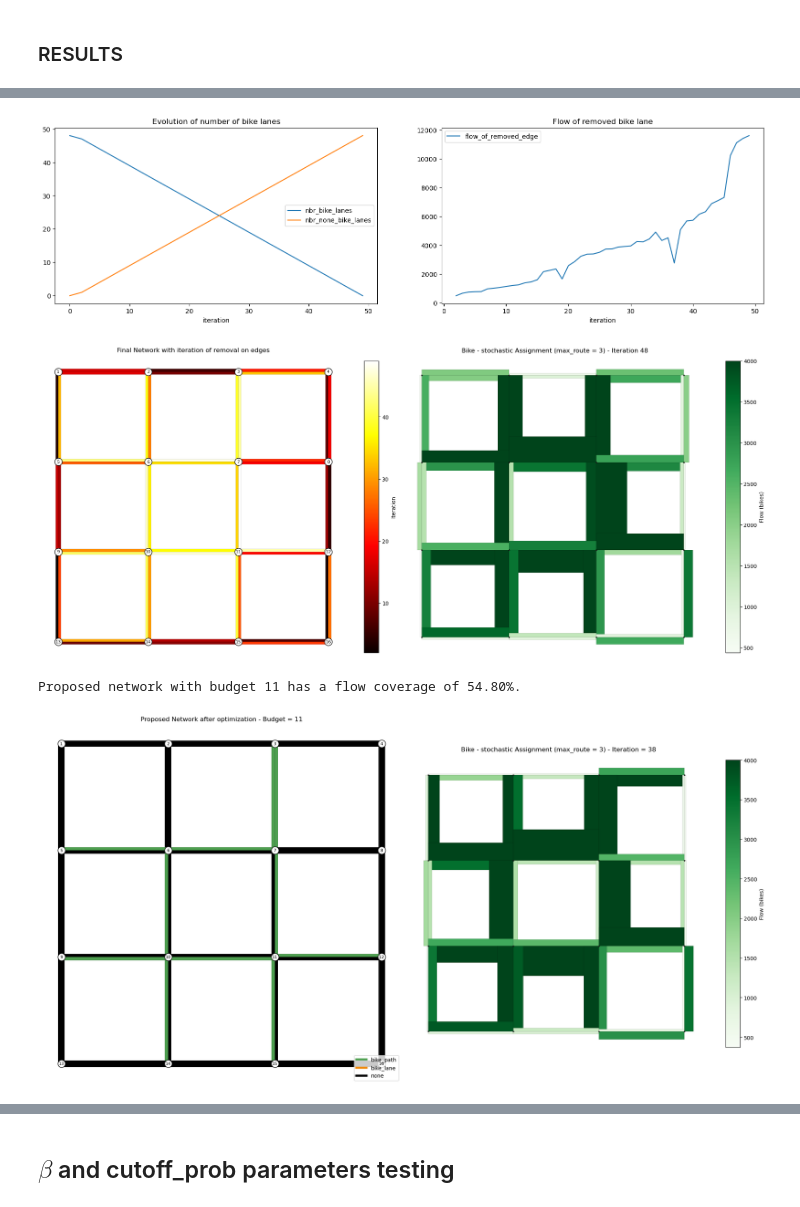
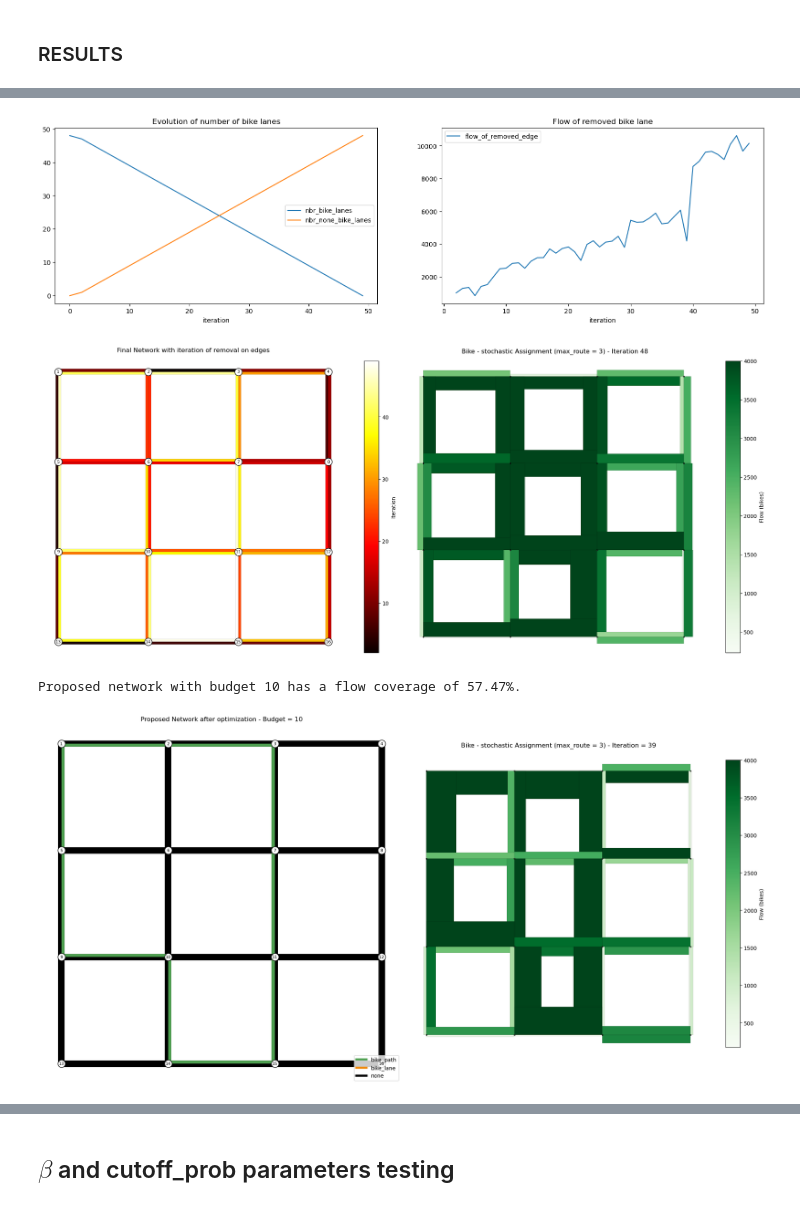
Before and after one commit to tim-lemm/code_these, a Jupyter notebook: notebooks/bike_model_v2.ipynb, the cells around one changed output, grey strips where cells are left out. Drawn from its saved outputs; the diff is of its cells as text; code cells hidden in the pictures.

```diff
--- a/notebooks/bike_model_v2.ipynb
+++ b/notebooks/bike_model_v2.ipynb
@@ -818,7 +902,7 @@ edge_df = pd.read_csv("/Users/tristan.lemoalle/Documents/Thèse/Code/code_these/
 node_df = pd.read_csv("/Users/tristan.lemoalle/Documents/Thèse/Code/code_these/config/nodes_small_grid_2.csv")
 
 edge_df = set_capacity_bikes(edge_df, capacity_per_lane=200) #manual assigment of slope, gb coverage, lane capacity
-edge_df = set_capacity_cars(edge_df, capacity_per_lane=1000)
+edge_df = set_capacity_cars(edge_df, capacity_per_lane=2000)
 #edge_df = time_estimation_cars(edge_df)
 
 edge_df = free_flow_time(edge_df, 'car')
@@ -828,6 +912,8 @@ edge_df["travel_time_bike"] = edge_df['free_flow_time_bike']
 edge_df['length'] = edge_df['length'].apply(lambda x: np.float64(x))
 edge_df['slope']=1
 edge_df['green_blue_coverage']=0.7
+edge_df['alpha']=0.15
+edge_df['beta']=4.0
 edge_df_modif = edge_df.copy()
 for edge in edge_df.itertuples():
     edge_df_modif = change_type_bike(edge_df_modif, edge.a_node, edge.b_node, 'bike_path')
@@ -1148,8 +1234,8 @@ ASC_bike = -2.5
 mu_mode = 1.0
 loop_count = 3
 # other parameters
-speed_bike = 70
-speed_car = 50
+speed_bike = 17
+speed_car = 15
 speed_bike = speed_bike / 3.6 # in m/s
 speed_car = speed_car / 3.6 # in m/s
 
@@ -1406,38 +1692,38 @@ plot_network(
         base_width=0.1,
         width_scale=10,
         ax=axes[1],
         vmax=4000
     )
 plt.show()
 edge_df_proposed = edge_df_final.copy()
 
 
-budget = 11
+budget = 10
 iteration = len(edge_df_proposed) - budget + 1
 edge_df_proposed.loc[edge_df_proposed['iteration']>iteration, "type_bike"] = "bike_path"
 flow_coverage = edge_df_proposed[edge_df_proposed['type_bike'] == 'bike_path']['flow_bike_iteration_'+str(iteration)].sum()/edge_df_proposed['flow_bike_iteration_'+str(iteration)].sum()
 
 fig, axes = plt.subplots(1,2, figsize=(20,10))
 plot_network(edge_df_proposed, node_df, color_col_str='type_bike', base_width=1, width_scale=5, node_size=200, legend=True,  node_label=True,title='Proposed Network after optimization - Budget = '+str(budget), figsize=(10,10), edges_label_col='index', ax=axes[0])
 plot_network(
         edge_df_proposed, node_df,
         width_col='flow_bike_iteration_'+str(iteration),
         color_col_num='flow_bike_iteration_'+str(iteration),
         cmap='Greens',
         title=f'Bike - stochastic Assignment (max_route = 3) - Iteration = {iteration}',
         node_size=3,
         colorbar_label='Flow (bikes)',
         base_width=0.1,
         width_scale=10,
         ax=axes[1],
         vmax=4000
     )
 print(f"Proposed network with budget {budget} has a flow coverage of {flow_coverage*100:.2f}%.")
 # %% [output]
-[figure, old version]
+[figure, new version]
-[figure, old version]
+[figure, new version]
-Proposed network with budget 11 has a flow coverage of 54.80%.
+Proposed network with budget 10 has a flow coverage of 57.47%.
-[figure, old version]
+[figure, new version]
 # %%
 edge_df_proposed = edge_df_final.copy()
 liste_budgets = []
```
Also changed, not shown: parts of 7 cells of this notebook.
